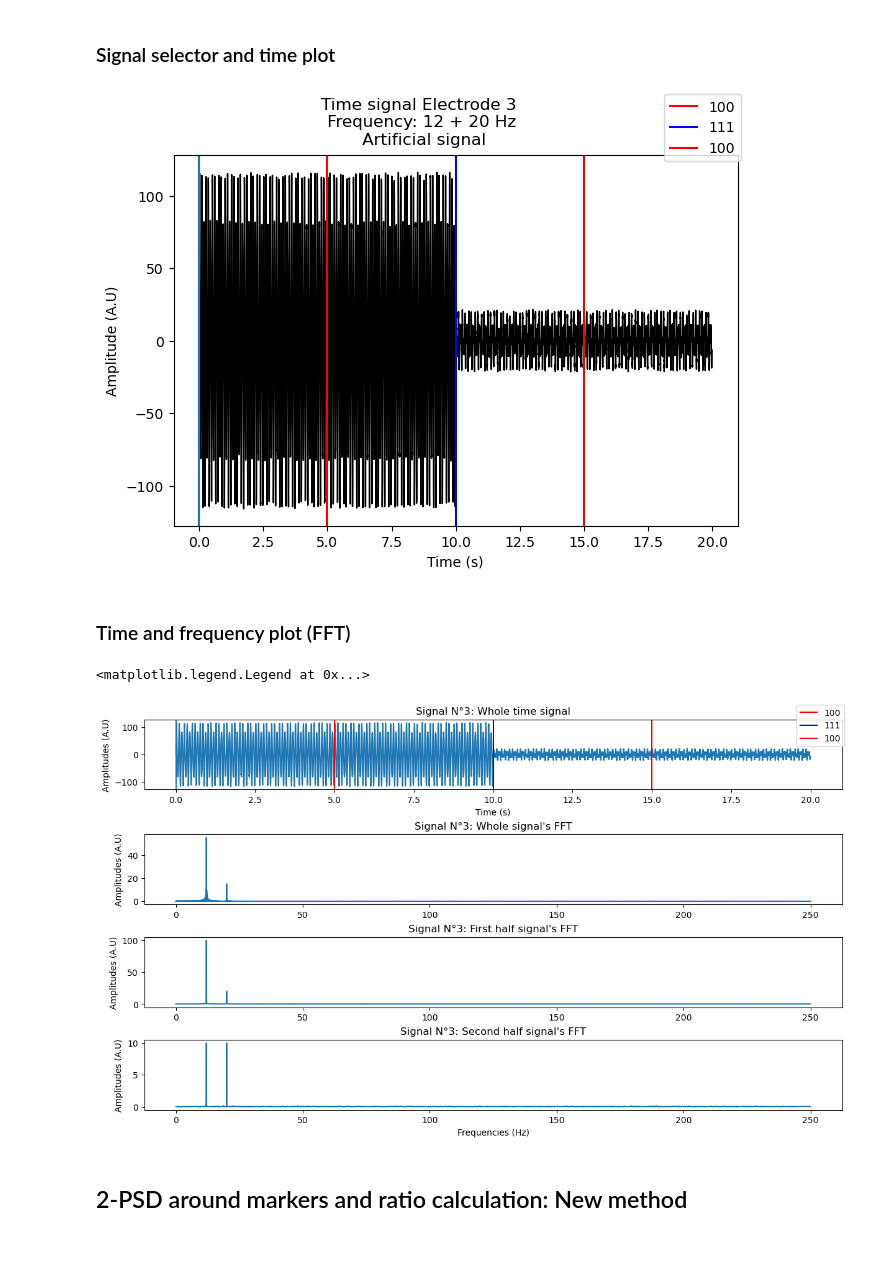
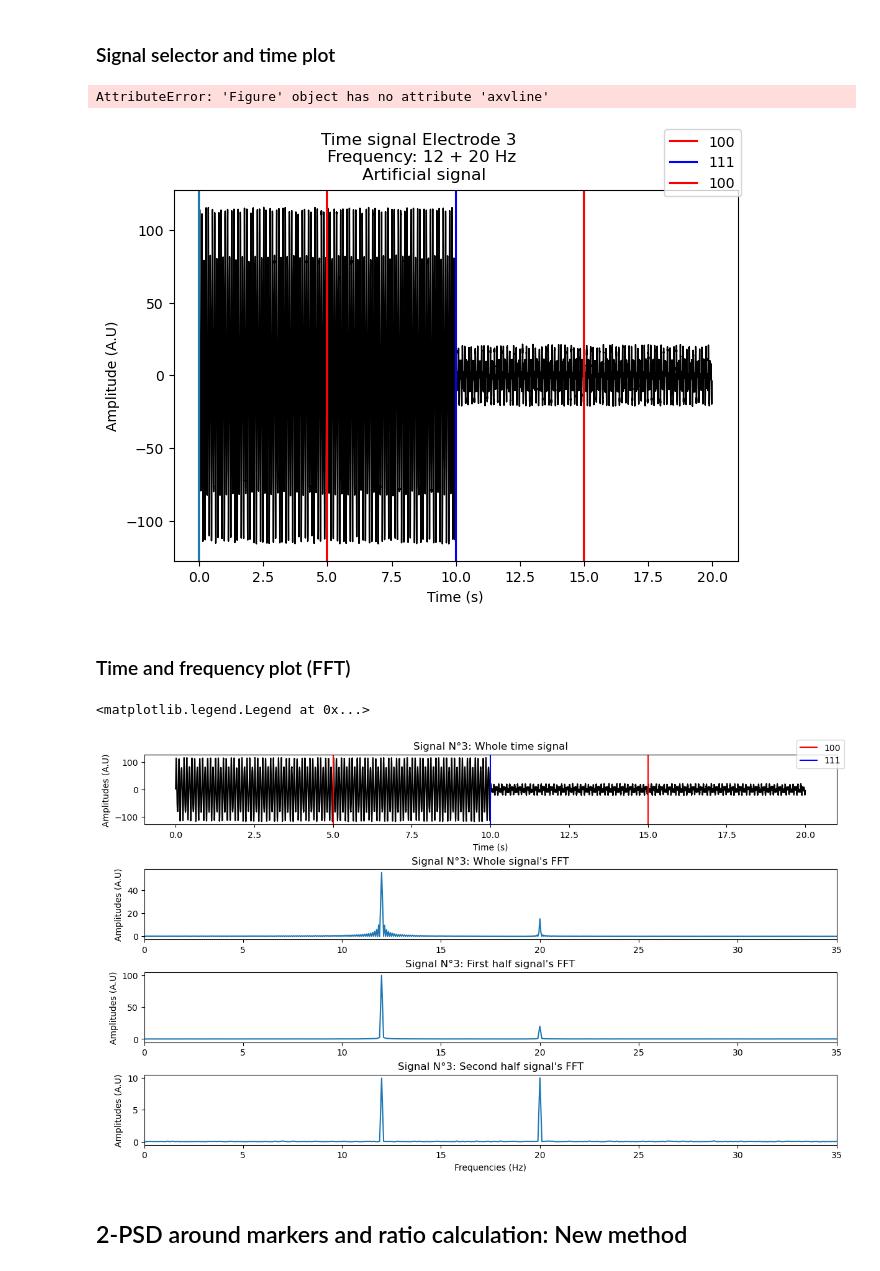
Before and after one commit to iwissemben/Stage_Signal_Physio, a Jupyter notebook: SRC/ERSP_artificial.ipynb, the cells around one changed output. Cells and saved outputs as stored; diff of their text form; code cells hidden in the pictures.

```diff
--- a/SRC/ERSP_artificial.ipynb
+++ b/SRC/ERSP_artificial.ipynb
@@ -140,11 +140,12 @@ ELECTRODE_NUM=3
 SELECTOR=ELECTRODE_NUM-1 #Due to python indices
 # %%
 #Plot time signal i and the event markers
-single_plot(filename="Artificial signal",fig_number=2,x=times,y=signal_electrodes[:,SELECTOR],markers_times_array=marker_timestamps,
+axi=single_plot(filename="Artificial signal",fig_number=2,x=times,y=signal_electrodes[:,SELECTOR],markers_times_array=marker_timestamps,
             fig_title=f"Time signal Electrode {ELECTRODE_NUM} \n Frequency: {eval('signal_frequency'+str(ELECTRODE_NUM))}Hz",
             xlabel="Time (s)",ylabel="Amplitude (A.U)")
 # %% [output]
+AttributeError: 'Figure' object has no attribute 'axvline'
-[figure, old version]
+[figure, new version]
 # %% [markdown]
 ### Time and frequency plot (FFT) <a   name="fftplot"></a>
 # %%
@@ -154,27 +155,32 @@ FFT_second_half_signals=compute_fft_on_all_channels2(channels_signals=signal_ele
 # %%
 figure,axis=plt.subplots(4,num=3,figsize=(12,7),layout="constrained")
 axis[0].set_title("Signal N°"+str(ELECTRODE_NUM)+": Whole time signal")
-axis[0].plot(times,signal_electrodes[:,SELECTOR])
+axis[0].plot(times,signal_electrodes[:,SELECTOR],color="black")
 axis[0].set_ylabel("Amplitudes (A.U)")
 axis[0].set_xlabel("Time (s)")
-show_markers(axis[0], marker_timestamps)
+show_markers2(axis[0], marker_timestamps)
+
 
 axis[1].set_title("Signal N°"+str(ELECTRODE_NUM)+": Whole signal's FFT")
 axis[1].plot(FFT_whole_signals["FFT_frequencies"][:,SELECTOR],FFT_whole_signals["FFT_magnitudes"][:,SELECTOR])
 axis[1].set_ylabel("Amplitudes (A.U)")
+axis[1].set_xlim(0,35)
+
 
 axis[2].set_title("Signal N°"+str(ELECTRODE_NUM)+": First half signal's FFT")
 axis[2].plot(FFT_first_half_signals["FFT_frequencies"][:,SELECTOR],FFT_first_half_signals["FFT_magnitudes"][:,SELECTOR])
 axis[2].set_ylabel("Amplitudes (A.U)")
+axis[2].set_xlim(0,35)
 
 axis[3].set_title("Signal N°"+str(ELECTRODE_NUM)+": Second half signal's FFT")
 axis[3].plot(FFT_second_half_signals["FFT_frequencies"][:,SELECTOR],FFT_second_half_signals["FFT_magnitudes"][:,SELECTOR])
 axis[3].set_ylabel("Amplitudes (A.U)")
 axis[3].set_xlabel("Frequencies (Hz)")
+axis[3].set_xlim(0,35)
 figure.legend()
 # %% [output]
 <matplotlib.legend.Legend at 0x...>
-[figure, old version]
+[figure, new version]
 # %% [markdown]
 ## 2-PSD around markers and ratio calculation: New method<a   name="new"></a>
 # %% [markdown]
```
Also changed, not shown: parts of 6 cells of this notebook, 11 other files.
